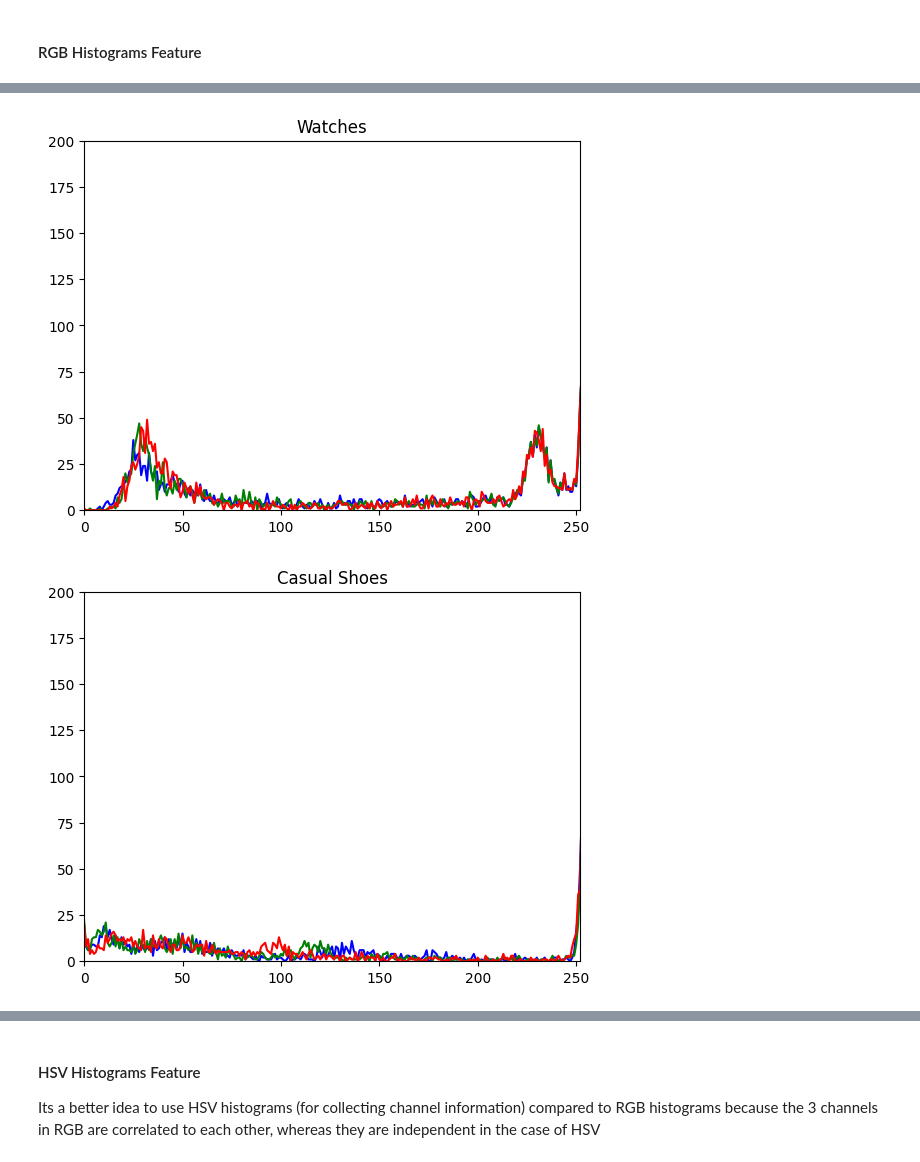
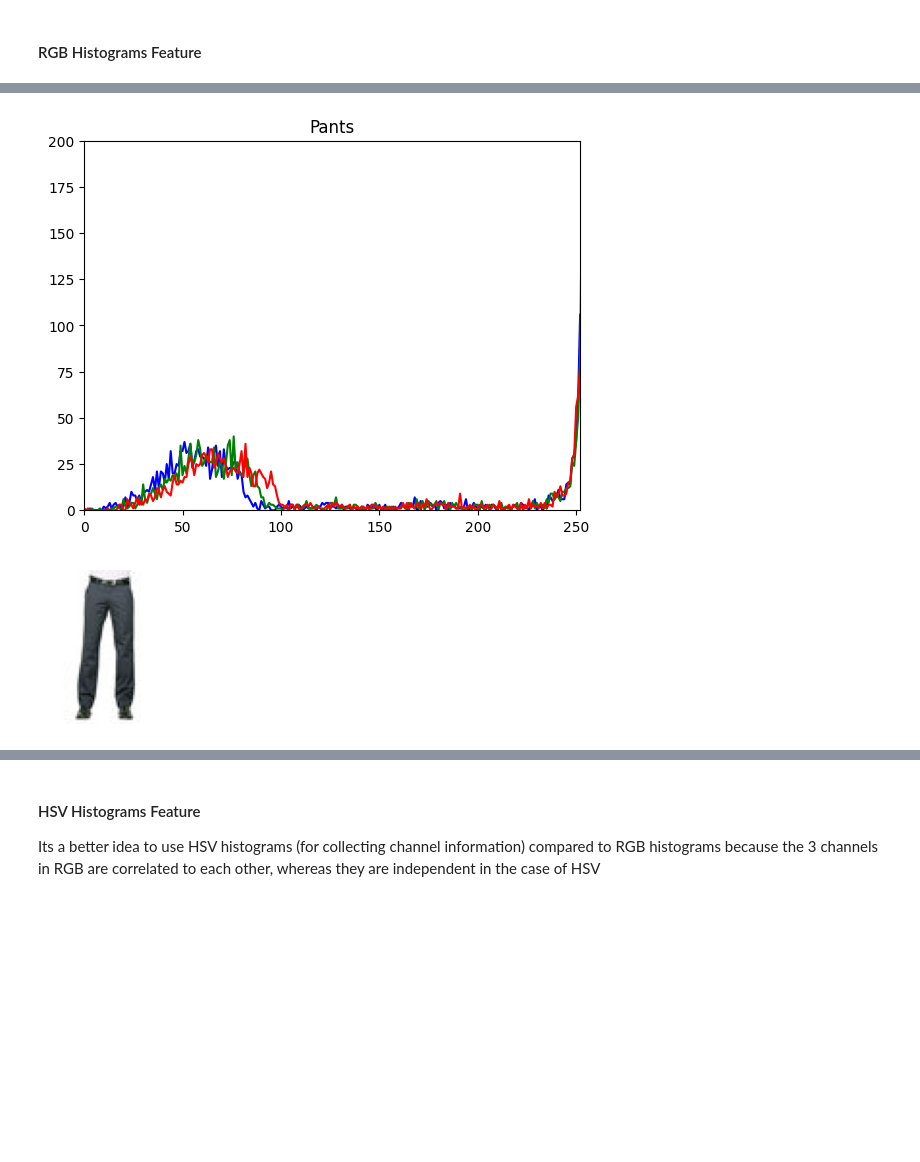
Before and after one commit to W281/W281-FashionClassification, a Jupyter notebook: Final_Project_W281.ipynb, the cells around one changed output, grey strips where cells are left out. Drawn from its saved outputs; the diff is of its cells as text; code cells hidden in the pictures; blank space fills up the shorter version.

```diff
--- a/Final_Project_W281.ipynb
+++ b/Final_Project_W281.ipynb
@@ -748,18 +803,28 @@ display_featimg_against_original_wrapper(lbp_images_sample, sample_df)
 # %% [markdown]
 #### RGB Histograms Feature
 # %%
-def rgb_hist_feature(images, label=None):
-  images = list(images)
+def rgb_hist_feature(img, plot=True, label=None):
   hist = None
   for i, col in enumerate(['b', 'g', 'r']):
-    hist = cv.calcHist(images, [i], None, [256], [0, 256])
-    # clip the edges so we don't get a long spike for the majority of cells that are white (255)
-    hist_clipped = np.clip(hist, 0, 252)
-    plt.plot(hist_clipped, color = col)
-    plt.xlim([0, 252])
-    plt.ylim([0, 200])
+    hist = cv.calcHist([img], [i], None, [256], [0, 256])
 
+    if plot:
+      # clip the edges so we don't get a long spike for the majority of cells that are white (255)
+      hist_clipped = np.clip(hist, 0, 252)
+      plt.plot(hist_clipped, color = col)
+      plt.xlim([0, 252])
+      plt.ylim([0, 200])
 
-  plt.title(label)
-  plt.show()
+  if plot:
+    plt.title(label)
+    plt.show()
+
   return hist
+
+def rgb_hist_feature_wrapper(data):
+  rgb_hist = []
+  for i in range(len(data)):
+    hist = rgb_hist_feature(data.iloc[i]['image'], plot=False, label=data.iloc[i]['articleType'])
+    rgb_hist.append(hist)
+
+  return np.array(rgb_hist)
@@ -775,9 +831,9 @@ rbg_hist_train_tshirts = rgb_hist_feature(df['image'][df["articleType"]=="Tshirt
-# %%
-rbg_hist_train_watches = rgb_hist_feature(df['image'][df["articleType"]=="Watches"], "Watches")
-# %% [output]
-[figure, removed]
-# %%
-# (expectation) casual shoes can have laces/soles, which are lighter in color, so we expect a spike for high px
-rbg_hist_train_shoes = rgb_hist_feature(df['image'][df["articleType"]=="Casual Shoes"], "Casual Shoes")
-# %% [output]
-[figure, removed]
+# %%
+# plot individual pant - cherry pick a sample image and validate RBG intensity matches image
+pant_idx = 10
+rbg_hist_df_pants = rgb_hist_feature(df['image'][df["articleType"]=="Pants"].iloc[pant_idx], label="Pants")
+print()
+print_img(df['image'][df["articleType"]=="Pants"].iloc[pant_idx])
+# %% [output]
+[figure, added]
+[figure, added]
```
Also changed, not shown: parts of 56 cells of this notebook.
